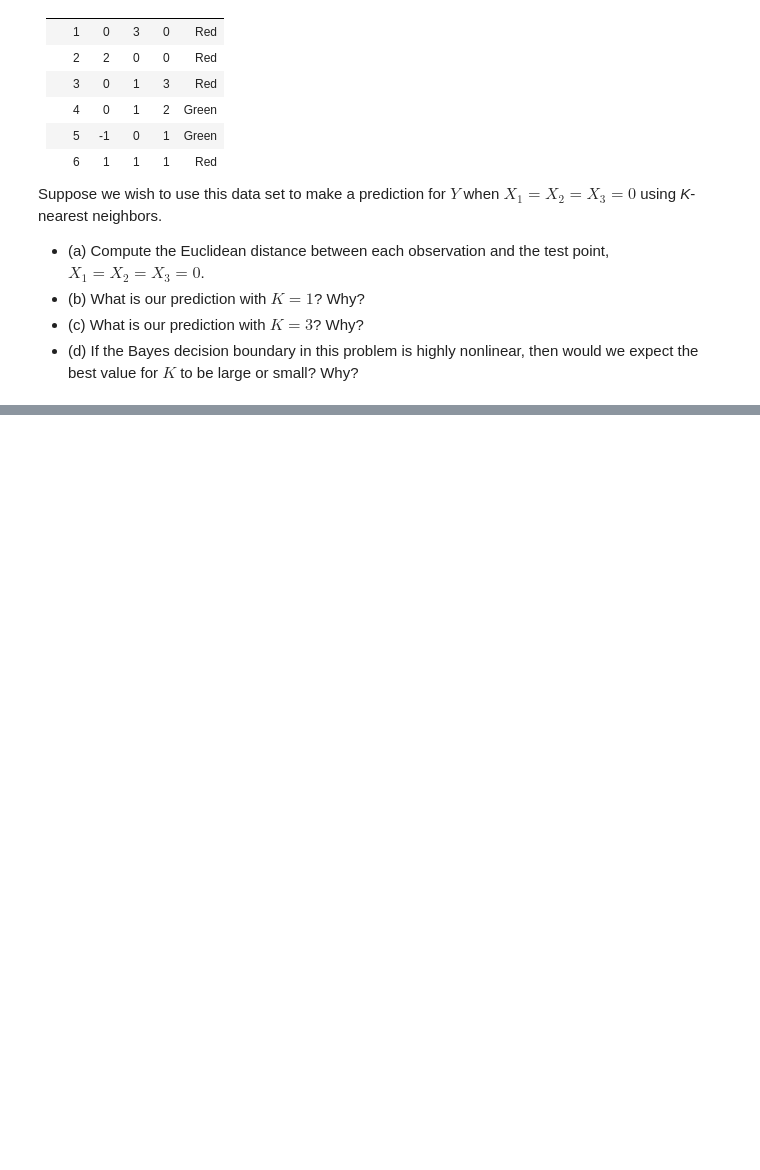
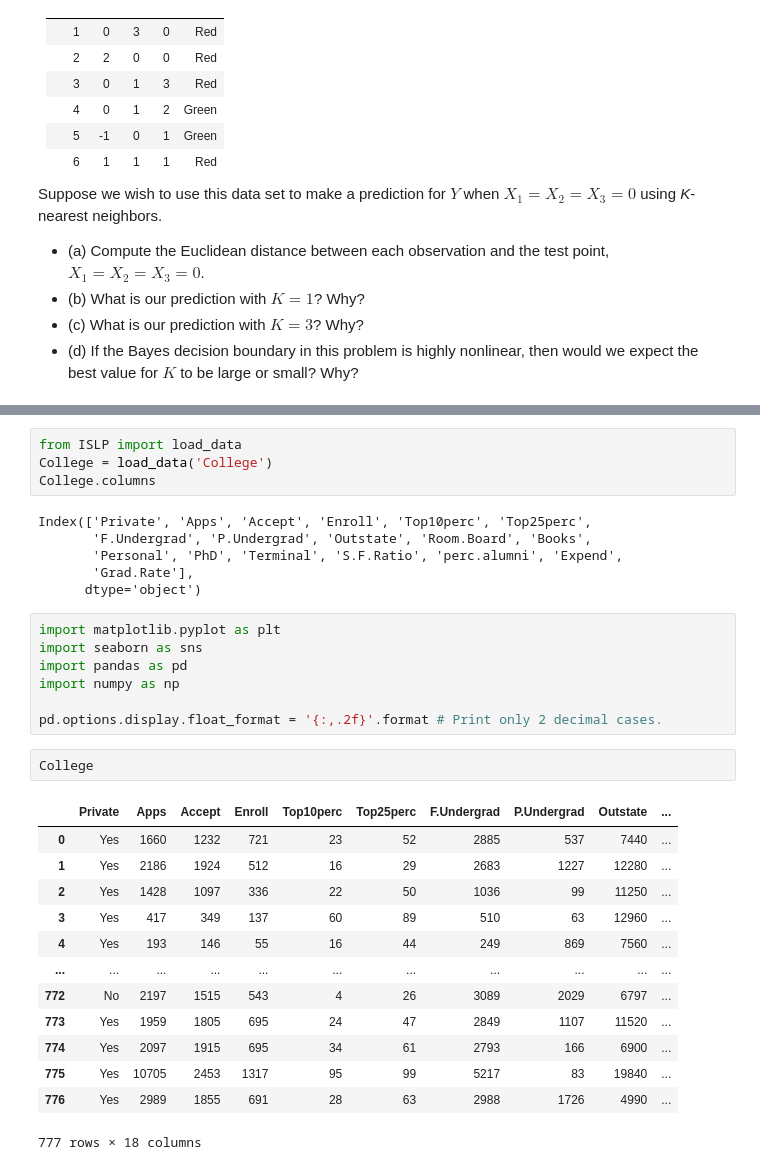
Before and after one commit to CREZSPO/ISLP, a Jupyter notebook: ISLP_Exercises/ISLP Chapter 2.ipynb, the cells around one changed output, grey strips where cells are left out. Cells and saved outputs as stored; diff of their text form; blank space fills up the shorter version.

```diff
--- a/ISLP_Exercises/ISLP Chapter 2.ipynb
+++ b/ISLP_Exercises/ISLP Chapter 2.ipynb
@@ -218,0 +302,33 @@ import pandas as pd
+# %%
+from ISLP import load_data
+College = load_data('College')
+College.columns
+# %% [output]
+Index(['Private', 'Apps', 'Accept', 'Enroll', 'Top10perc', 'Top25perc',
+       'F.Undergrad', 'P.Undergrad', 'Outstate', 'Room.Board', 'Books',
+       'Personal', 'PhD', 'Terminal', 'S.F.Ratio', 'perc.alumni', 'Expend',
+       'Grad.Rate'],
+      dtype='object')
+# %%
+import matplotlib.pyplot as plt
+import seaborn as sns
+import pandas as pd
+import numpy as np
+
+pd.options.display.float_format = '{:,.2f}'.format # Print only 2 decimal cases.
+# %%
+College
+# %% [output]
+|  | Private | Apps | Accept | Enroll | Top10perc | Top25perc | F.Undergrad | P.Undergrad | Outstate | ... |
+| 0 | Yes | 1660 | 1232 | 721 | 23 | 52 | 2885 | 537 | 7440 | ... |
+| 1 | Yes | 2186 | 1924 | 512 | 16 | 29 | 2683 | 1227 | 12280 | ... |
+| 2 | Yes | 1428 | 1097 | 336 | 22 | 50 | 1036 | 99 | 11250 | ... |
+| 3 | Yes | 417 | 349 | 137 | 60 | 89 | 510 | 63 | 12960 | ... |
+| 4 | Yes | 193 | 146 | 55 | 16 | 44 | 249 | 869 | 7560 | ... |
+| ... | ... | ... | ... | ... | ... | ... | ... | ... | ... | ... |
+| 772 | No | 2197 | 1515 | 543 | 4 | 26 | 3089 | 2029 | 6797 | ... |
+| 773 | Yes | 1959 | 1805 | 695 | 24 | 47 | 2849 | 1107 | 11520 | ... |
+| 774 | Yes | 2097 | 1915 | 695 | 34 | 61 | 2793 | 166 | 6900 | ... |
+| 775 | Yes | 10705 | 2453 | 1317 | 95 | 99 | 5217 | 83 | 19840 | ... |
+| 776 | Yes | 2989 | 1855 | 691 | 28 | 63 | 2988 | 1726 | 4990 | ... |
+777 rows × 18 columns
```
Also changed, not shown: parts of 23 cells of this notebook, 1 other file.
